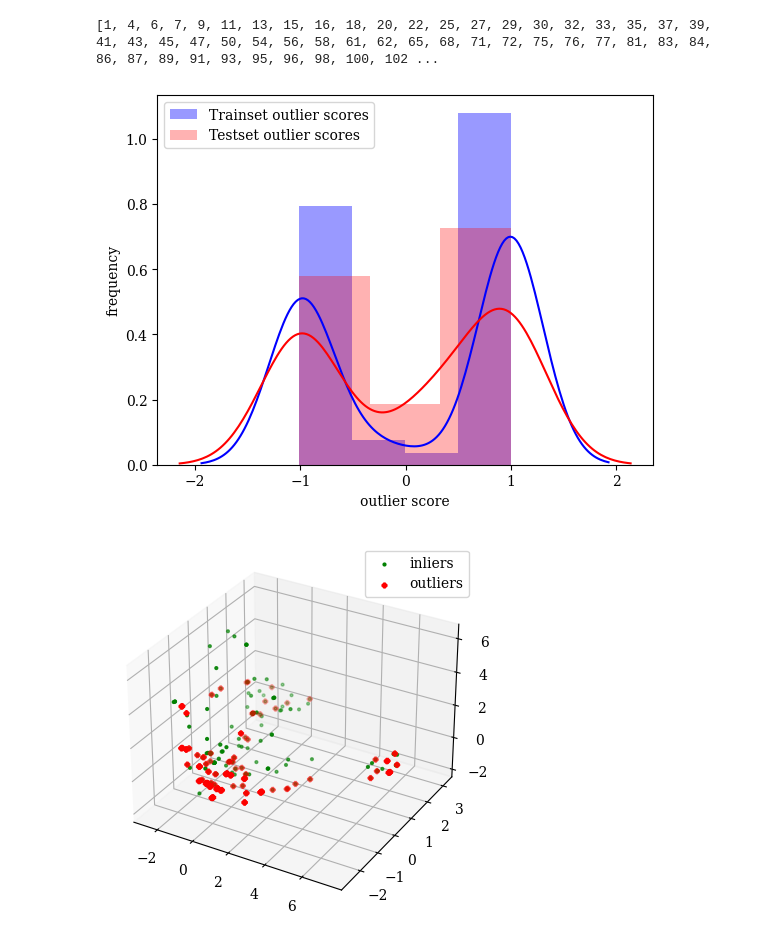
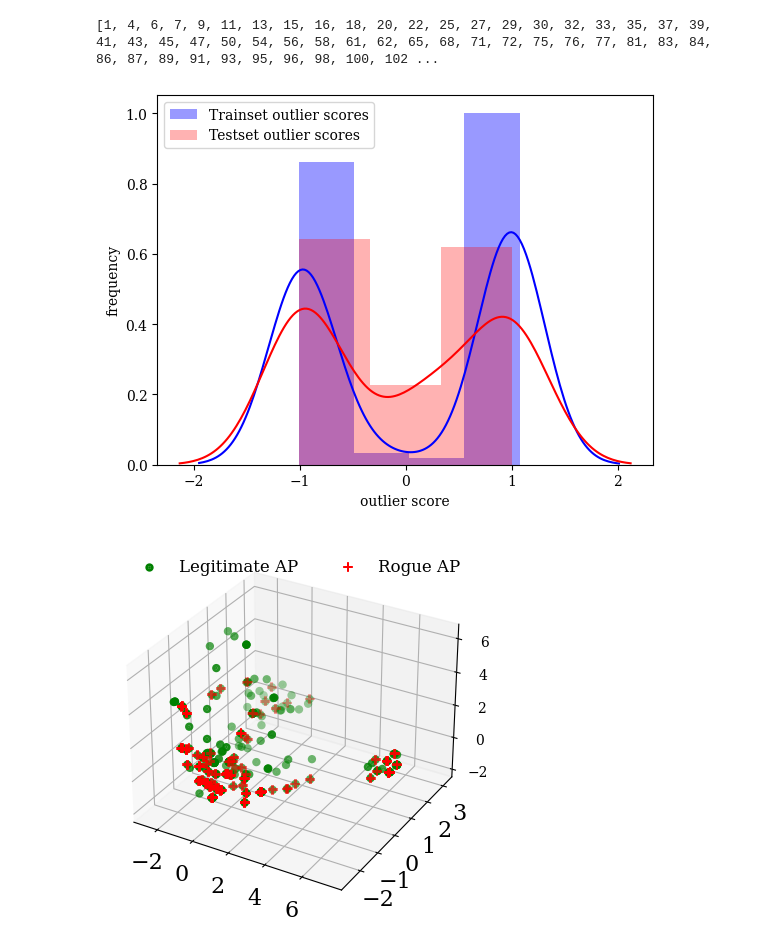
Before and after one commit to andreluizsp/rogueap, a Jupyter notebook: Rogue_OCCS_SVM.ipynb, the cells around one changed output. Saved outputs shown, nothing was run; the diff lists cells and outputs as text; code cells hidden in the pictures.

```diff
--- a/Rogue_OCCS_SVM.ipynb
+++ b/Rogue_OCCS_SVM.ipynb
@@ -23,7 +23,7 @@ drive.mount('/content/drive')
 Drive already mounted at /content/drive; to attempt to forcibly remount, call drive.mount("/content/drive", force_remount=True).
 # %%
 # Selection dataset / features
-df_orig = pd.read_csv('/content/drive/MyDrive/datasets/amostra.csv')
+df_orig = pd.read_csv('/content/drive/MyDrive/datasets/dataset.csv')
 # %%
 relevant_features = ['rogue', 'Dot11EltCountry', 'RSNVersion', 'rates',
        'CapabilitiesMin_MPDCU_Start_Spacing', 'DSSS_CCK', 'Max_A_MSDU',
@@ -208,27 +265,31 @@ plt.rcParams['font.serif'] = ['Times New Roman'] + plt.rcParams['font.serif']
 plt.legend()
 plt.show()
 # %% [output]
-[figure, old version]
+[figure, new version]
 # %%
 # Visualization
 import matplotlib.pyplot as plt
 from sklearn.decomposition import PCA
 from sklearn.preprocessing import StandardScaler
 from mpl_toolkits.mplot3d import Axes3D
 pca = PCA(n_components=3)  # Reduce to k=3 dimensions
 scaler = StandardScaler()
 #normalize the metrics
 X = scaler.fit_transform(data)
 X_reduce = pca.fit_transform(X)
 fig = plt.figure()
 ax = fig.add_subplot(111, projection='3d')
 ax.set_zlabel("x_composite_3")
-ax.scatter(X_reduce[:, 0], X_reduce[:, 1], zs=X_reduce[:, 2], s=4, lw=1, label="inliers",c="green")
+ax.scatter(X_reduce[:, 0], X_reduce[:, 1], zs=X_reduce[:, 2], s=4, lw=4, label="Legitimate AP",c="green")
 ax.scatter(X_reduce[outlier_index,0],X_reduce[outlier_index,1], X_reduce[outlier_index,2],
-           lw=4, s=4, marker="x", c="red", label="outliers")
-ax.legend()
+           lw=7, s=4, marker="+", c="red", label="Rogue AP")
+ax.legend(fontsize=12,frameon=False,ncol=2)
 plt.rcParams['font.family'] = 'serif'
 plt.rcParams['font.serif'] = ['Times New Roman'] + plt.rcParams['font.serif']
+plt.yticks(size=16)
+plt.xticks(size=16)
+plt.tick_params(size=16)
+plt.savefig("PCA3D.pdf", format="pdf", bbox_inches="tight",)
 plt.show()
 # %% [output]
-[figure, old version]
+[figure, new version]
```
Also changed, not shown: parts of 13 cells of this notebook.
